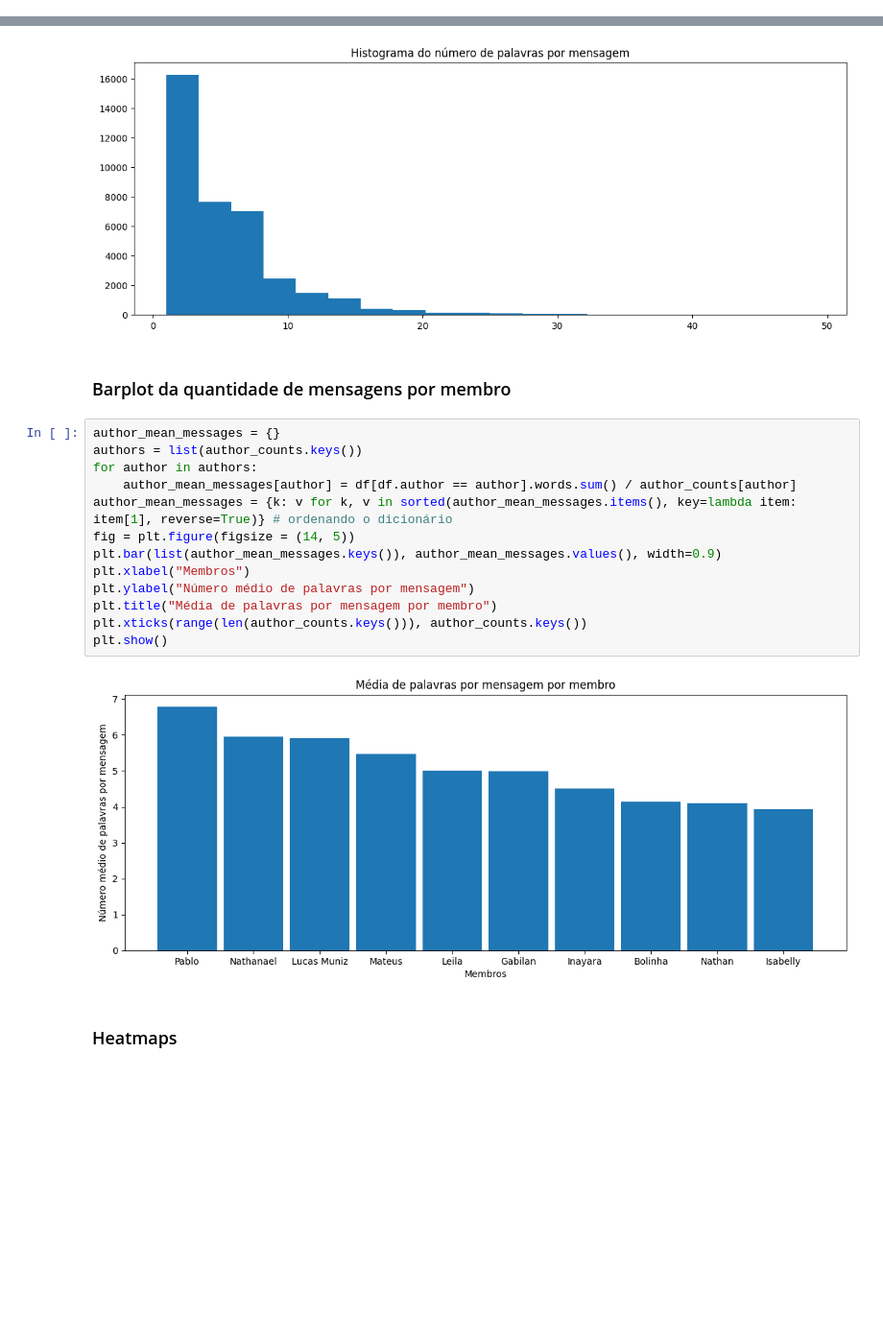
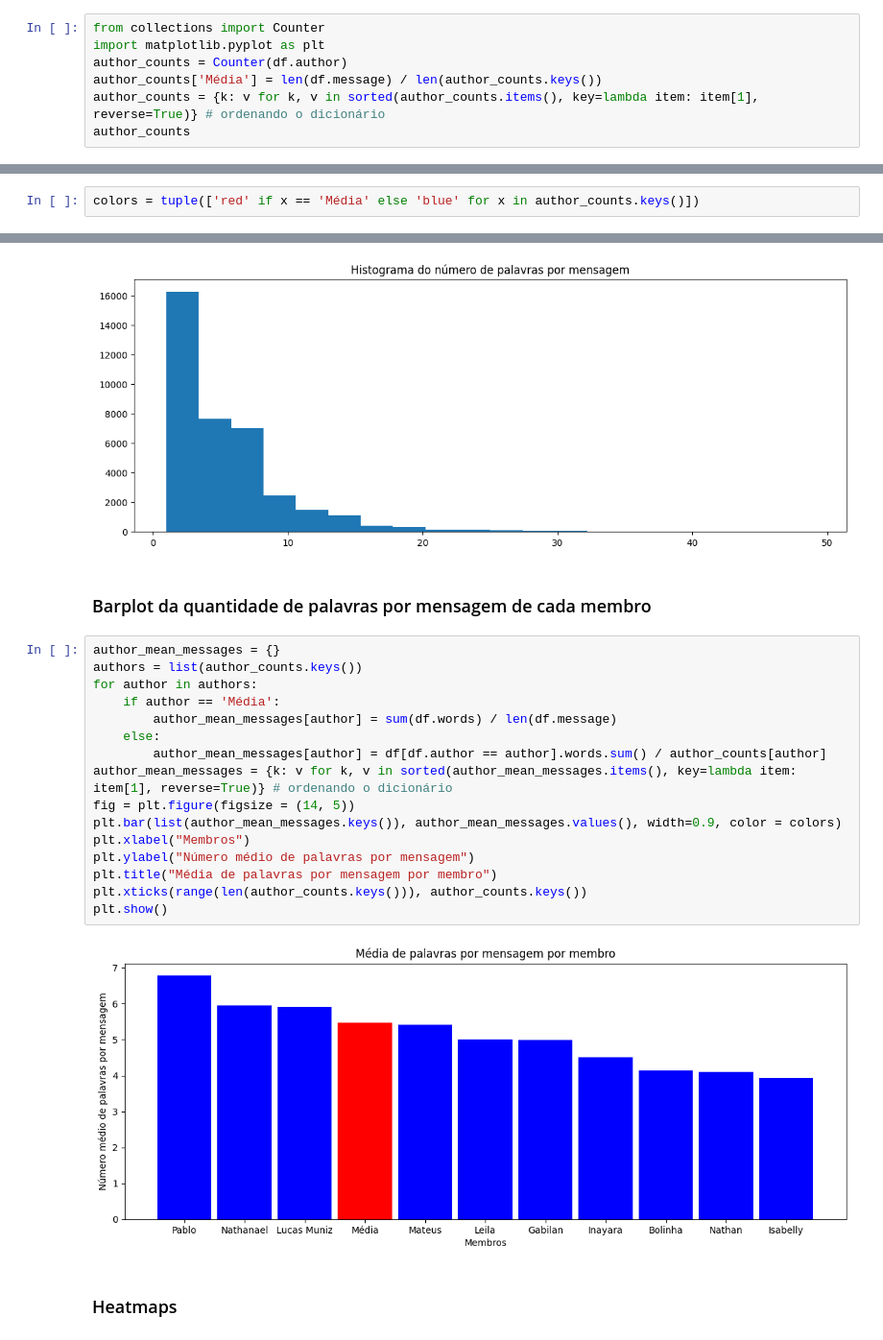
Before and after one commit to matEvangelista/whatsapp-data-vis, a Jupyter notebook: zap.ipynb, the cells around one changed output, grey strips where cells are left out. Shown at 96% size. Drawn from its saved outputs; the diff is of its cells as text; blank space fills up the shorter version.

Commit message:
Adicionando barra com média

```diff
--- a/zap.ipynb
+++ b/zap.ipynb
@@ -100,0 +103,7 @@ Counter, matplotlib e vis
+# %%
+from collections import Counter
+import matplotlib.pyplot as plt
+author_counts = Counter(df.author)
+author_counts['Média'] = len(df.message) / len(author_counts.keys())
+author_counts = {k: v for k, v in sorted(author_counts.items(), key=lambda item: item[1], reverse=True)} # ordenando o dicionário
+author_counts
@@ -101 +124,3 @@ Counter, matplotlib e vis
+# %%
+colors = tuple(['red' if x == 'Média' else 'blue' for x in author_counts.keys()])
 # %% [markdown]
@@ -132,22 +153,25 @@ plt.show()
 # %% [output]
 [figure]
 # %% [markdown]
-### Barplot da quantidade de mensagens por membro
+### Barplot da quantidade de palavras por mensagem de cada membro
 # %%
 author_mean_messages = {}
 authors = list(author_counts.keys())
 for author in authors:
-    author_mean_messages[author] = df[df.author == author].words.sum() / author_counts[author]
+    if author == 'Média':
+        author_mean_messages[author] = sum(df.words) / len(df.message)
+    else:
+        author_mean_messages[author] = df[df.author == author].words.sum() / author_counts[author]
 author_mean_messages = {k: v for k, v in sorted(author_mean_messages.items(), key=lambda item: item[1], reverse=True)} # ordenando o dicionário
 fig = plt.figure(figsize = (14, 5))
-plt.bar(list(author_mean_messages.keys()), author_mean_messages.values(), width=0.9)
+plt.bar(list(author_mean_messages.keys()), author_mean_messages.values(), width=0.9, color = colors)
 plt.xlabel("Membros")
 plt.ylabel("Número médio de palavras por mensagem")
 plt.title("Média de palavras por mensagem por membro")
 plt.xticks(range(len(author_counts.keys())), author_counts.keys())
 plt.show()
 # %% [output]
-[figure, old version]
+[figure, new version]
 # %% [markdown]
 ### Heatmaps
 # %%
```
Also changed, not shown: parts of 8 cells of this notebook, 3 other files.
